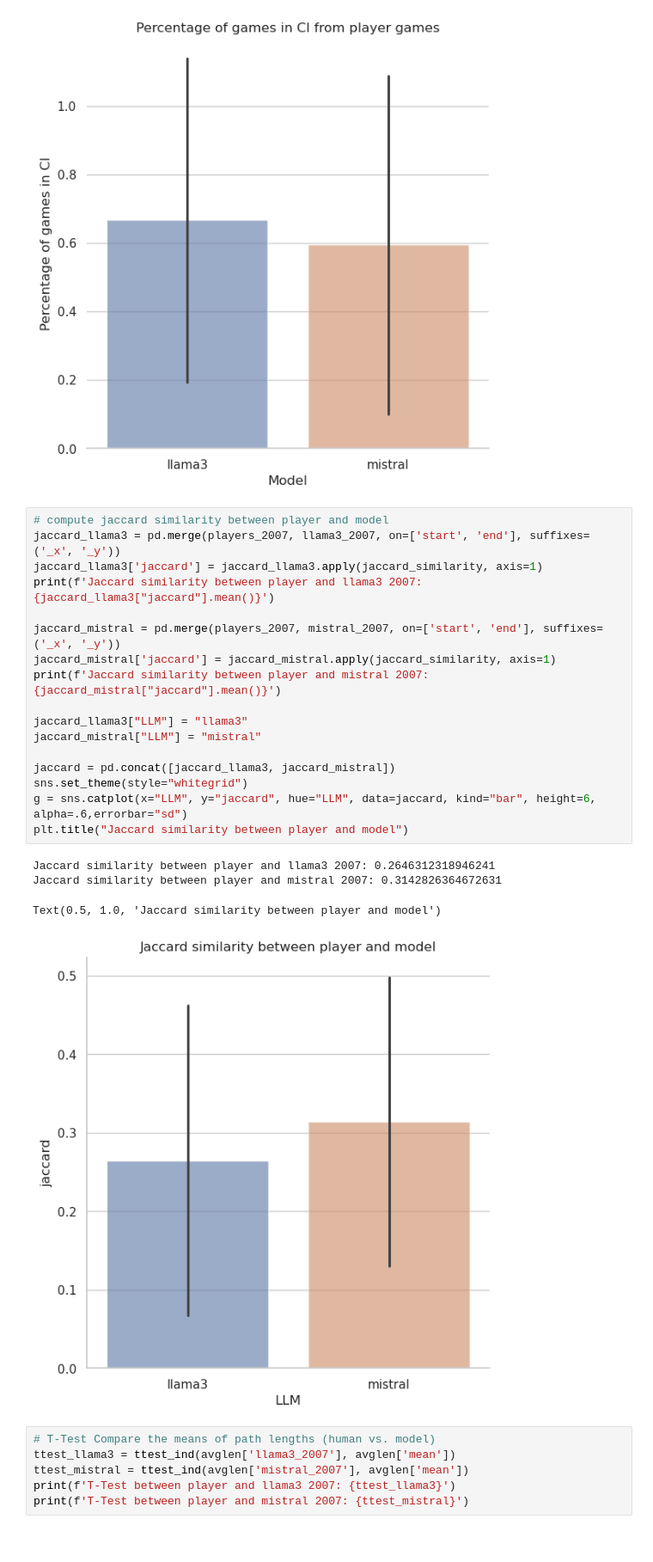
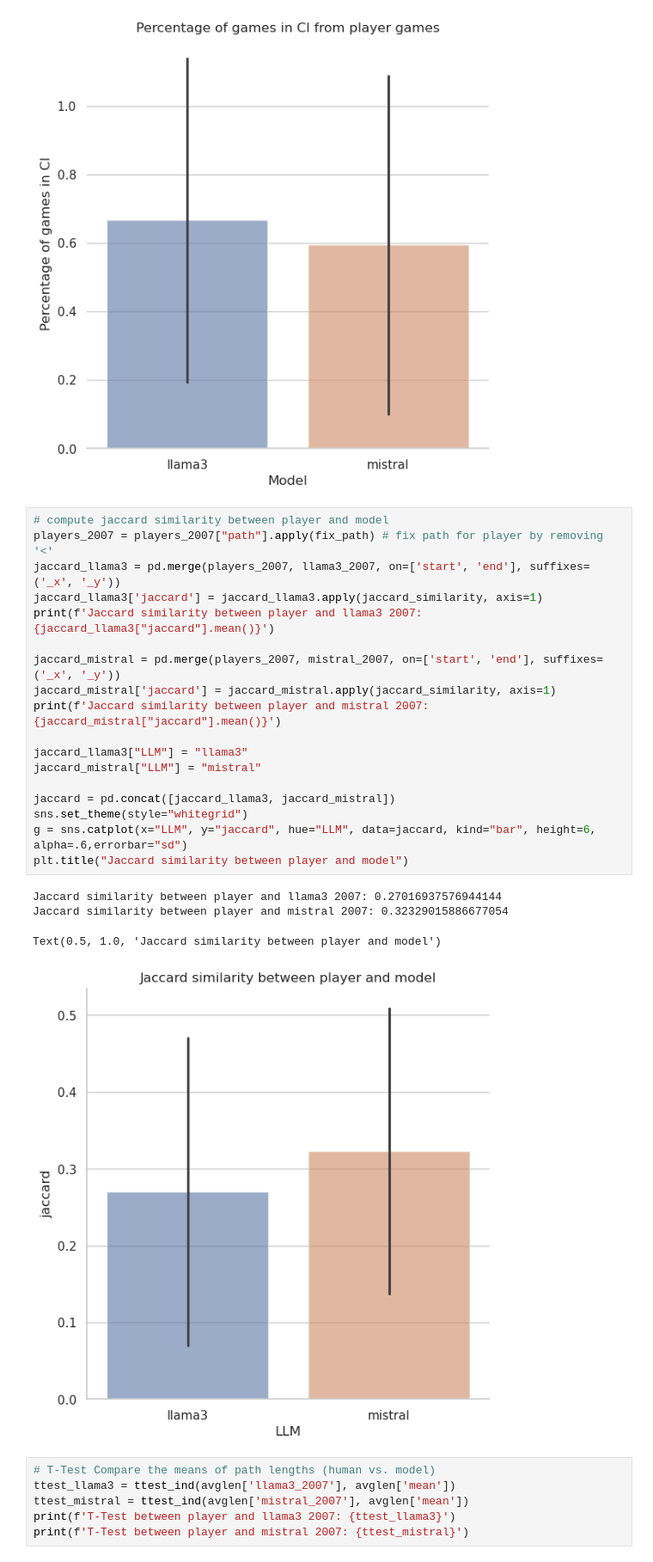
Before and after one commit to epfl-ada/ada-2024-project-outlier-1, a Jupyter notebook: part4_llm_analysis.ipynb, the cells around one changed output. Shown at 86% size. Saved outputs shown, nothing was run; the diff lists cells and outputs as text.

Commit message:
Improve plot remove "<" from  player path for the jaccard metric

```diff
--- a/part4_llm_analysis.ipynb
+++ b/part4_llm_analysis.ipynb
@@ -125,26 +125,27 @@ Text(0.5, 1.0, 'Percentage of games in CI from player games')
 [figure]
 # %%
 # compute jaccard similarity between player and model
+players_2007 = players_2007["path"].apply(fix_path) # fix path for player by removing '<'
 jaccard_llama3 = pd.merge(players_2007, llama3_2007, on=['start', 'end'], suffixes=('_x', '_y'))
 jaccard_llama3['jaccard'] = jaccard_llama3.apply(jaccard_similarity, axis=1)
 print(f'Jaccard similarity between player and llama3 2007: {jaccard_llama3["jaccard"].mean()}')
 
 jaccard_mistral = pd.merge(players_2007, mistral_2007, on=['start', 'end'], suffixes=('_x', '_y'))
 jaccard_mistral['jaccard'] = jaccard_mistral.apply(jaccard_similarity, axis=1)
 print(f'Jaccard similarity between player and mistral 2007: {jaccard_mistral["jaccard"].mean()}')
 
 jaccard_llama3["LLM"] = "llama3"
 jaccard_mistral["LLM"] = "mistral"
 
 jaccard = pd.concat([jaccard_llama3, jaccard_mistral])
 sns.set_theme(style="whitegrid")
 g = sns.catplot(x="LLM", y="jaccard", hue="LLM", data=jaccard, kind="bar", height=6, alpha=.6,errorbar="sd")
 plt.title("Jaccard similarity between player and model")
 # %% [output]
-Jaccard similarity between player and llama3 2007: 0.2646312318946241
-Jaccard similarity between player and mistral 2007: 0.3142826364672631
+Jaccard similarity between player and llama3 2007: 0.27016937576944144
+Jaccard similarity between player and mistral 2007: 0.32329015886677054
 Text(0.5, 1.0, 'Jaccard similarity between player and model')
-[figure, old version]
+[figure, new version]
 # %%
 # T-Test Compare the means of path lengths (human vs. model)
 ttest_llama3 = ttest_ind(avglen['llama3_2007'], avglen['mean'])
```
Also changed, not shown: parts of 2 cells of this notebook, 2 other files.
